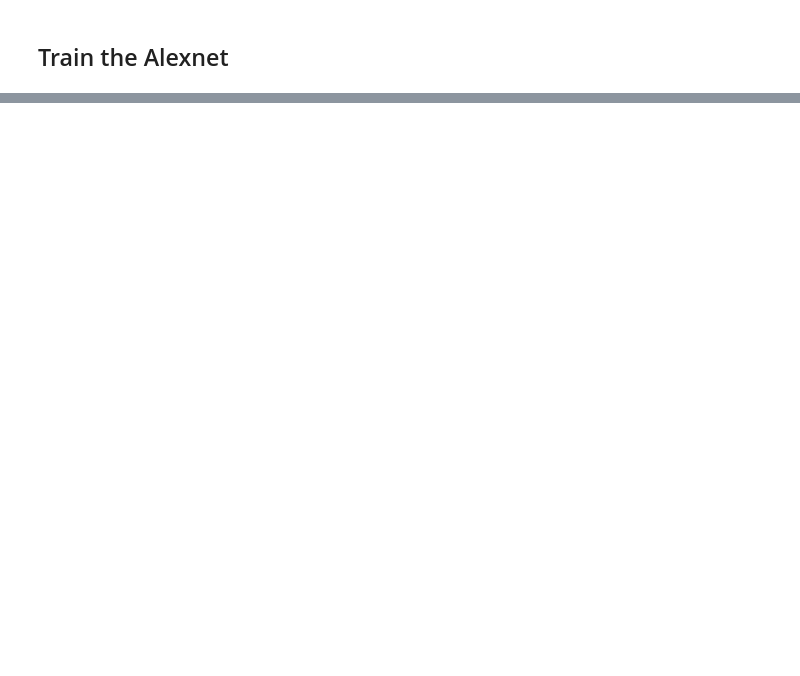
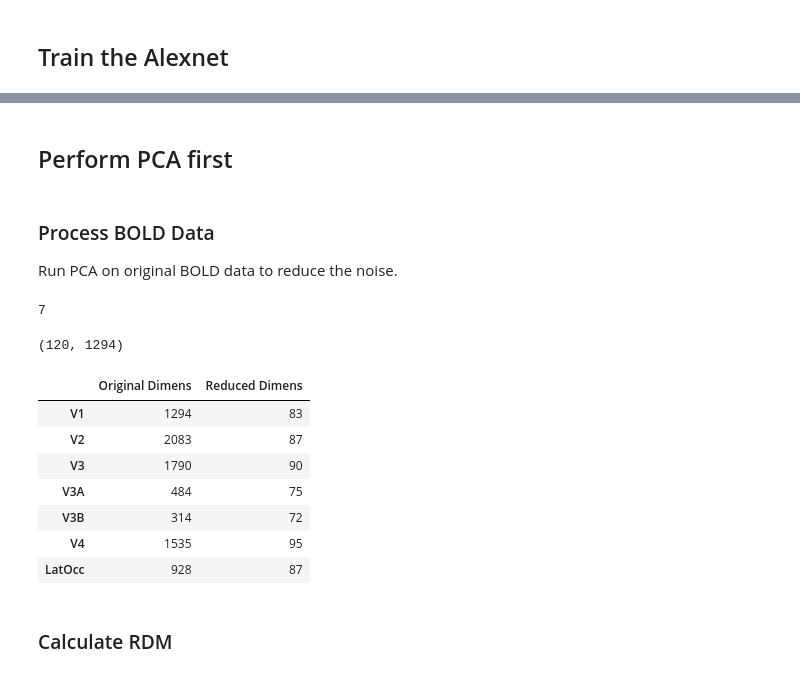
Before and after one commit to Wetiqe/NMA-Project, a Jupyter notebook: Kay_Alexnet.ipynb, the cells around one changed output, grey strips where cells are left out. Saved outputs shown, nothing was run; the diff lists cells and outputs as text; code cells hidden in the pictures; blank space fills up the shorter version.

```diff
--- a/Kay_Alexnet.ipynb
+++ b/Kay_Alexnet.ipynb
@@ -783,0 +656,21 @@ plt.savefig("./coefficient.png")
+# %% [markdown]
+
+## Perform PCA first
+# %% [markdown]
+### Process BOLD Data
+Run PCA on original BOLD data to reduce the noise.
+# %%
+# seperate bold responses according to the roi
+roi_responses_list_train = [] ; roi_responses_list_test = []
+for roi_index in range(1,8):
+    bold_index = dat['roi'] == roi_index
+    roi_responses_list_train.append(
+        np.array([ bold[bold_index] for bold in dat['responses']]))
+    roi_responses_list_test.append(
+        np.array([ bold[bold_index] for bold in dat['responses_test']]))
+# %%
+print(len(roi_responses_list_test))
+roi_responses_list_test[0].shape
+# %% [output]
+7
+(120, 1294)
@@ -783,0 +684,20 @@ plt.savefig("./coefficient.png")
+# %%
+# write a pca function from scratch
+def pca_bold(roi_bold_df):
+    # Normalize the data
+    x = StandardScaler().fit_transform(roi_bold_df)
+    # compute the covar matrix
+    roi_bold_df = roi_bold_df.T # Reduce the dimens of the voxels not labels
+    covariance_matrix = np.cov(roi_bold_df)
+    eigen_values, eigen_vectors = np.linalg.eig(covariance_matrix)
+    # calculate acculated variance
+    variance_explained = [(i/eigen_values.sum())*100 for i in eigen_values]
+    cumulative_variance_explained = np. cumsum(variance_explained)
+    # selecte the components that explained 95% variances
+    component_index = cumulative_variance_explained > 95
+    main_component = list(component_index).index(True)
+    # apply the projection
+    projection_matrix = (eigen_vectors.T[:][:])[:main_component+1].T
+    x_pca = roi_bold_df.T.dot(projection_matrix)
+
+    return x_pca
@@ -783,0 +706,20 @@ plt.savefig("./coefficient.png")
+# %%
+dimens = []
+roi_voxel_dic = dict(zip(dat["roi_names"], np.bincount(dat["roi"])))
+for i in range(len(roi_responses_list_test)):
+    dimens.append([roi_responses_list_test[i].shape[1], pca_roi_responses_list_test[i].shape[1]])
+
+dimens_df = pd.DataFrame(dimens, columns = [ "Original Dimens", "Reduced Dimens"],
+             index=list(roi_voxel_dic.keys())[1:])
+dimens_df
+# %% [output]
+|  | Original Dimens | Reduced Dimens |
+| V1 | 1294 | 83 |
+| V2 | 2083 | 87 |
+| V3 | 1790 | 90 |
+| V3A | 484 | 75 |
+| V3B | 314 | 72 |
+| V4 | 1535 | 95 |
+| LatOcc | 928 | 87 |
+# %% [markdown]
+### Calculate RDM
```
Also changed, not shown: parts of 56 cells of this notebook.
